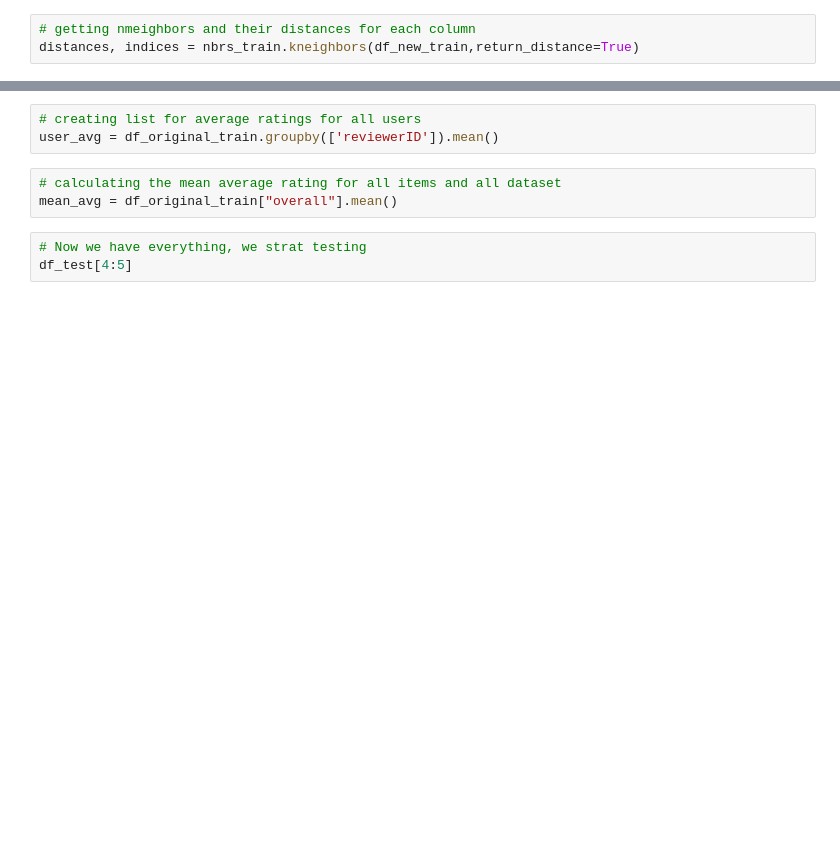
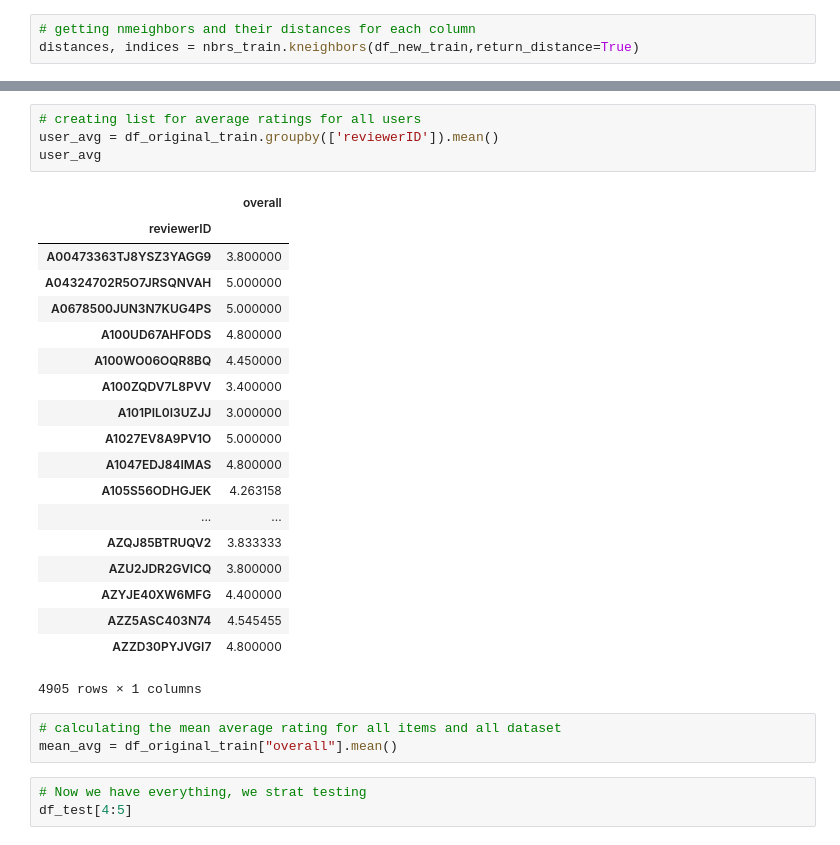
Before and after one commit to patiljeevanr/Amazon-Recommendation, a Jupyter notebook: New_Recommender.ipynb, the cells around one changed output, grey strips where cells are left out. Cells and saved outputs as stored; diff of their text form; blank space fills up the shorter version.

```diff
--- a/New_Recommender.ipynb
+++ b/New_Recommender.ipynb
@@ -117,6 +138,27 @@ item_avg = df_original_train.groupby(['asin']).mean()
 # %%
 # creating list for average ratings for all users
 user_avg = df_original_train.groupby(['reviewerID']).mean()
+user_avg
+# %% [output]
+|  | overall |
+| reviewerID |  |
+| A00473363TJ8YSZ3YAGG9 | 3.800000 |
+| A04324702R5O7JRSQNVAH | 5.000000 |
+| A0678500JUN3N7KUG4PS | 5.000000 |
+| A100UD67AHFODS | 4.800000 |
+| A100WO06OQR8BQ | 4.450000 |
+| A100ZQDV7L8PVV | 3.400000 |
+| A101PIL0I3UZJJ | 3.000000 |
+| A1027EV8A9PV1O | 5.000000 |
+| A1047EDJ84IMAS | 4.800000 |
+| A105S56ODHGJEK | 4.263158 |
+| ... | ... |
+| AZQJ85BTRUQV2 | 3.833333 |
+| AZU2JDR2GVICQ | 3.800000 |
+| AZYJE40XW6MFG | 4.400000 |
+| AZZ5ASC403N74 | 4.545455 |
+| AZZD30PYJVGI7 | 4.800000 |
+4905 rows × 1 columns
 # %%
 # calculating the mean average rating for all items and all dataset
 mean_avg = df_original_train["overall"].mean()
```
Also changed, not shown: parts of 36 cells of this notebook, 1 other file.
